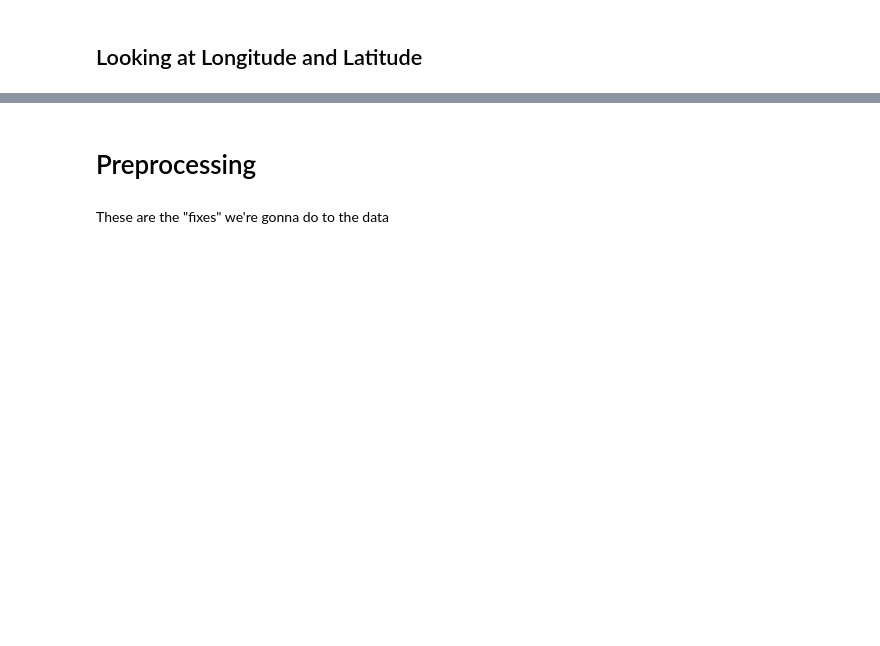
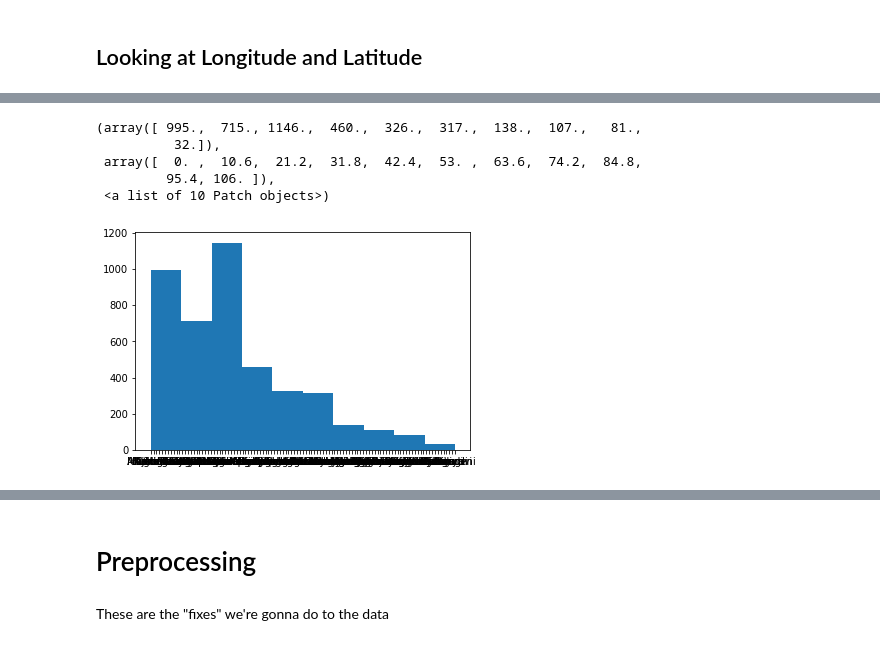
Before and after one commit to stevenkyle2013/Water-Well-Classifier, a Jupyter notebook: Main-Notebook.ipynb, the cells around one changed output, grey strips where cells are left out. Drawn from its saved outputs; the diff is of its cells as text; code cells hidden in the pictures; blank space fills up the shorter version.

```diff
--- a/Main-Notebook.ipynb
+++ b/Main-Notebook.ipynb
@@ -421,0 +648,9 @@ Lets do a scatter matrix with labels to see if we can make a psudo map
+# %%
+plt.hist(functional_needs_repair_group_df['lga'])
+# %% [output]
+(array([ 995.,  715., 1146.,  460.,  326.,  317.,  138.,  107.,   81.,
+          32.]),
+ array([  0. ,  10.6,  21.2,  31.8,  42.4,  53. ,  63.6,  74.2,  84.8,
+         95.4, 106. ]),
+ <a list of 10 Patch objects>)
+[figure, added]
```
Also changed, not shown: parts of 54 cells of this notebook.
